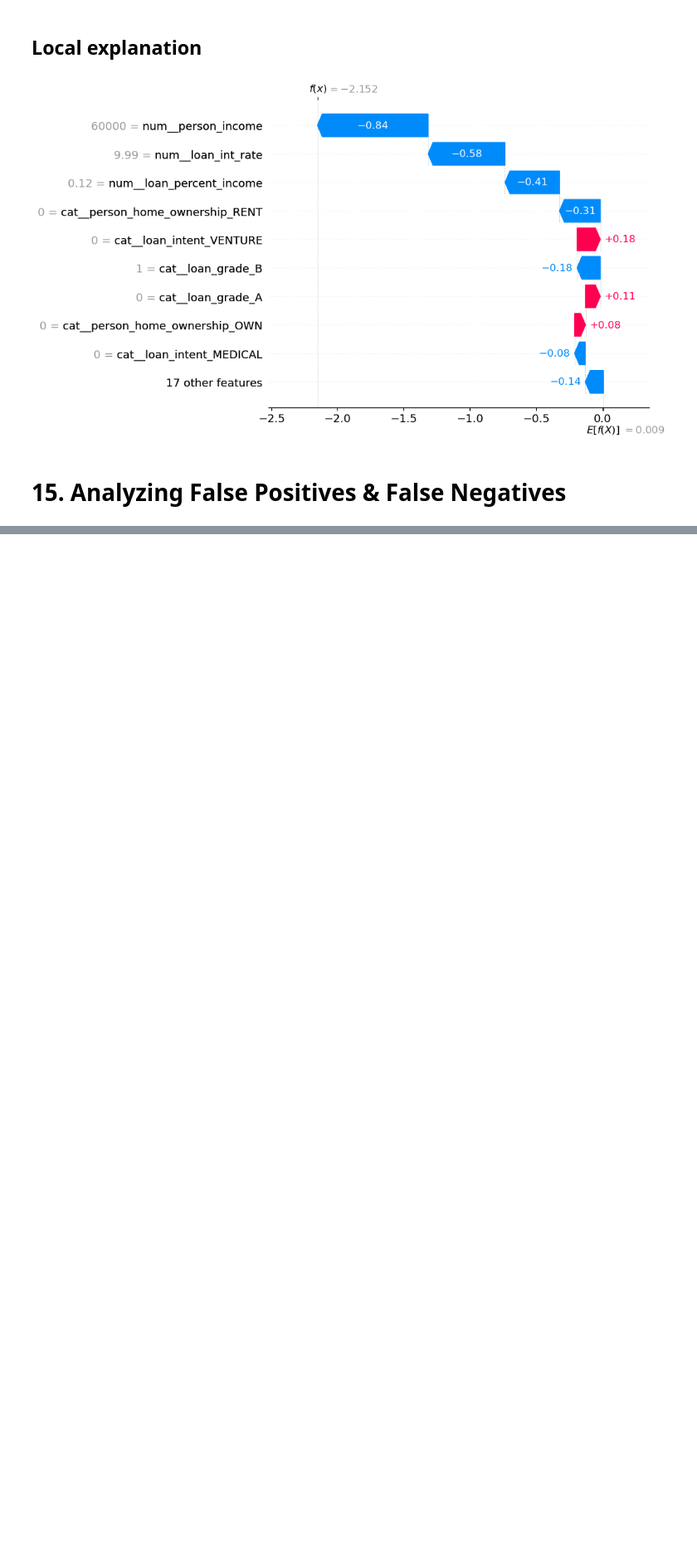
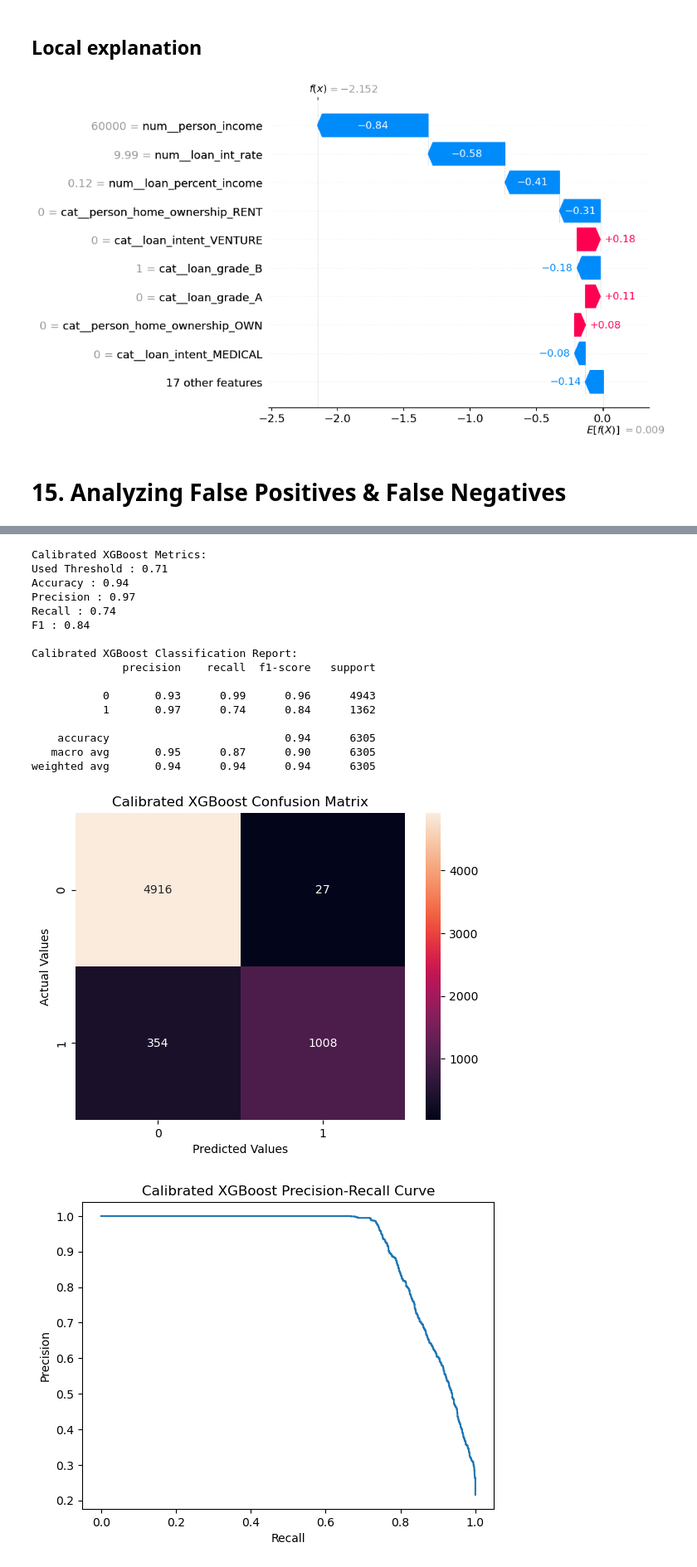
Before and after one commit to aishu-0610/Credit-Risk-Assessment, a Jupyter notebook: Credit_Risk.ipynb, the cells around one changed output, grey strips where cells are left out. Shown at 83% size. Cells and saved outputs as stored; diff of their text form; code cells hidden in the pictures; blank space fills up the shorter version.

```diff
--- a/Credit_Risk.ipynb
+++ b/Credit_Risk.ipynb
@@ -775,0 +795,28 @@ False Negative : 270
+# %%
+#Find the best threshold for the calibrated model (the model being saved)
+#Calibration changes the probabilities, so the threshold must come from this model
+cal_prob = calibrated_model.predict_proba(X_test)[:, 1]
+precisions, recalls, thresholds = precision_recall_curve(y_test, cal_prob)
+f1 = 2 * (precisions * recalls) / (precisions + recalls + 1e-9)
+best_threshold = thresholds[np.argmax(f1[:-1])]
+
+evaluate_model("Calibrated XGBoost", calibrated_model, X_test, y_test, best_threshold)
+# %% [output]
+Calibrated XGBoost Metrics:
+Used Threshold : 0.71
+Accuracy : 0.94
+Precision : 0.97
+Recall : 0.74
+F1 : 0.84
+
+Calibrated XGBoost Classification Report:
+              precision    recall  f1-score   support
+
+           0       0.93      0.99      0.96      4943
+           1       0.97      0.74      0.84      1362
+
+    accuracy                           0.94      6305
+   macro avg       0.95      0.87      0.90      6305
+weighted avg       0.94      0.94      0.94      6305
+[figure, added]
+[figure, added]
```
Also changed, not shown: parts of 13 cells of this notebook, 2 other files.
